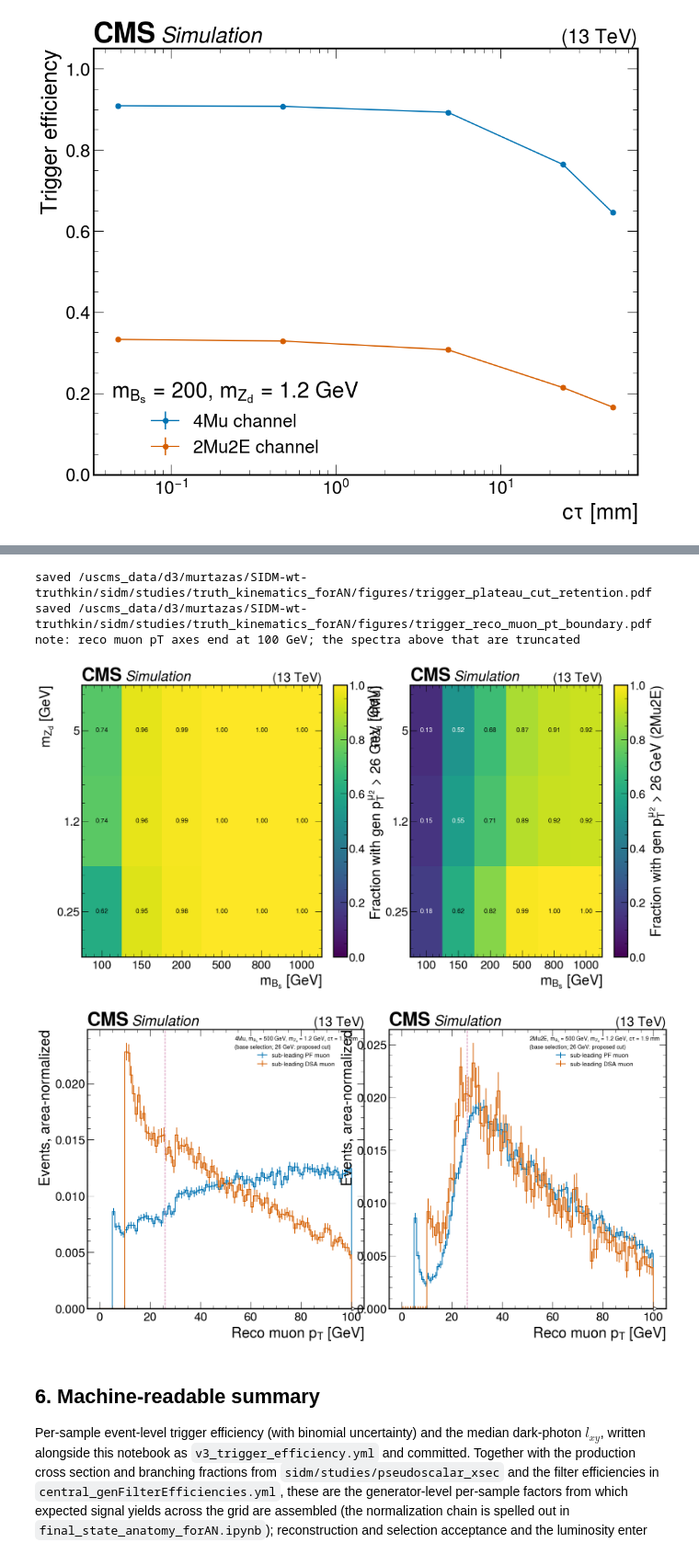
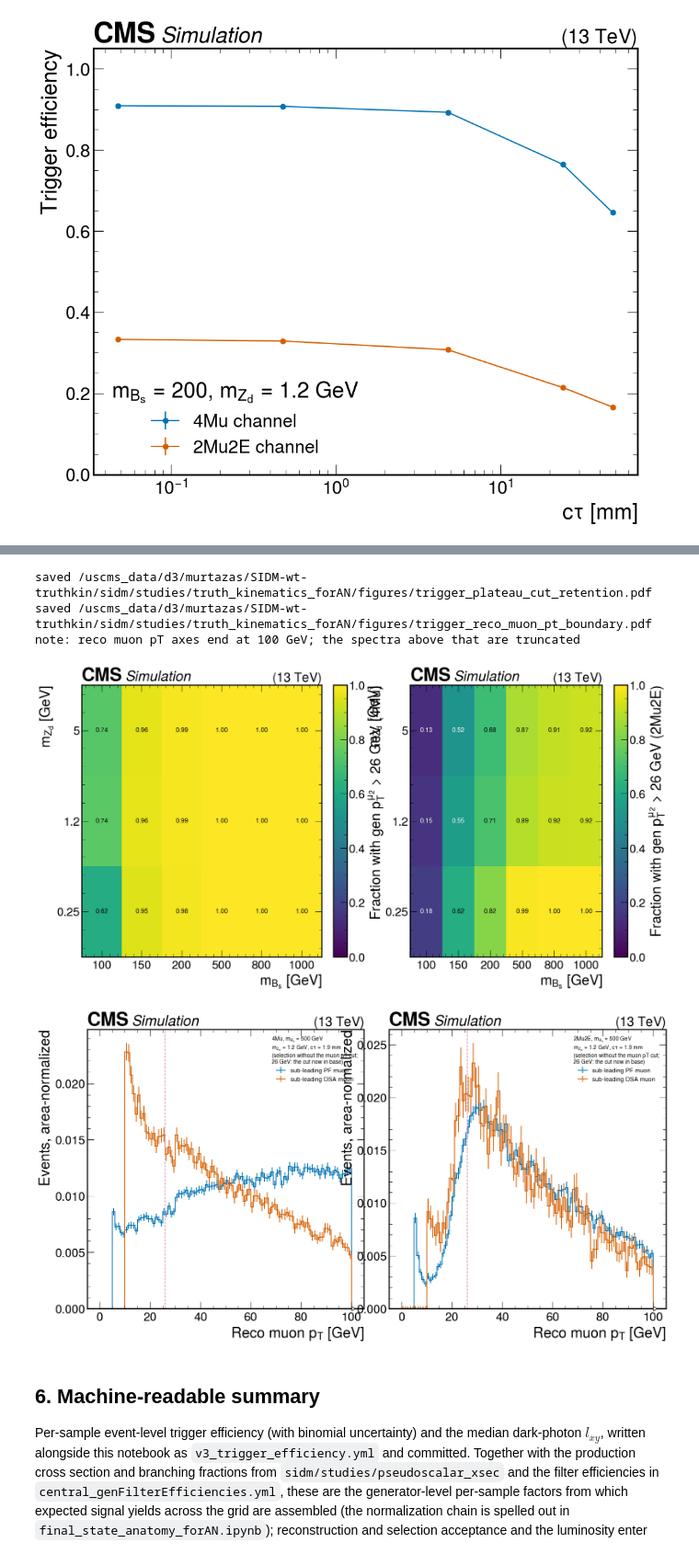
Before and after one commit to mariajose2398/SIDM, a Jupyter notebook: sidm/studies/truth_kinematics_forAN/trigger_context_forAN.ipynb, the cells around one changed output, grey strips where cells are left out. Shown at 92% size. Saved outputs shown, nothing was run; the diff lists cells and outputs as text; code cells hidden in the pictures.

```diff
--- a/sidm/studies/truth_kinematics_forAN/trigger_context_forAN.ipynb
+++ b/sidm/studies/truth_kinematics_forAN/trigger_context_forAN.ipynb
@@ -320,36 +324,37 @@ for ax, mode in zip(axes, ["4Mu", "2Mu2E"]):
         for j in range(len(MBS)):
             tc = "black" if pcm.norm(grid[i, j]) > 0.6 else "white"
             ax.text(j + 0.5, i + 0.5, f"{grid[i, j]:.2f}", ha="center",
                     va="center", color=tc, fontsize=12)
     ax.set_xticks(np.arange(len(MBS)) + 0.5, [f"{m:g}" for m in MBS])
     ax.set_yticks(np.arange(len(MZD)) + 0.5, [f"{m:g}" for m in MZD])
     ax.set_xlabel(r"$m_{B_s}$ [GeV]")
     ax.set_ylabel(r"$m_{Z_d}$ [GeV]")
     an_style.cms_sim_label(ax)
 an_style.save(fig, "trigger_plateau_cut_retention")
 
 # reconstructed-muon view of the 26 GeV boundary, base selection
 picks = [lib.mid_ctau(out, "4Mu", 500.0, 1.2), lib.mid_ctau(out, "2Mu2E", 500.0, 1.2)]
 fig, axes = plt.subplots(1, 2, figsize=an_style.WIDE, layout="constrained")
 for ax, s in zip(axes, picks):
     hep.histplot(lib.get_h(out, s, "muon1_pt", "base"), ax=ax, density=True,
                  label="sub-leading PF muon", color="#0072B2")
     hep.histplot(lib.get_h(out, s, "dsaMuon1_pt", "base"), ax=ax, density=True,
                  label="sub-leading DSA muon", color="#D55E00")
     ax.axvline(26, color="#CC79A7", ls="--", lw=1.2)
     ax.set_xlabel(r"Reco muon $p_T$ [GeV]")
     ax.set_ylabel("Events, area-normalized")
-    ax.legend(title=lib.format_sample(s) + "\n(base selection; 26 GeV: proposed cut)",
-              fontsize=11, title_fontsize=10)
+    ax.legend(title=lib.format_sample_2line(s) + "\n(selection without the muon"
+                    " pT cut;\n26 GeV: the cut now in base)",
+              fontsize=11, title_fontsize=10, loc="upper right")
     an_style.cms_sim_label(ax)
 an_style.save(fig, "trigger_reco_muon_pt_boundary")
 print("note: reco muon pT axes end at 100 GeV; the spectra above that are truncated")
 # %% [output]
 saved /uscms_data/d3/murtazas/SIDM-wt-truthkin/sidm/studies/truth_kinematics_forAN/figures/trigger_plateau_cut_retention.pdf
 saved /uscms_data/d3/murtazas/SIDM-wt-truthkin/sidm/studies/truth_kinematics_forAN/figures/trigger_reco_muon_pt_boundary.pdf
 note: reco muon pT axes end at 100 GeV; the spectra above that are truncated
 [figure]
-[figure, old version]
+[figure, new version]
 # %% [markdown]
 ## 6. Machine-readable summary
 
```
Also changed, not shown: parts of 1 cell of this notebook, 3 other files.
